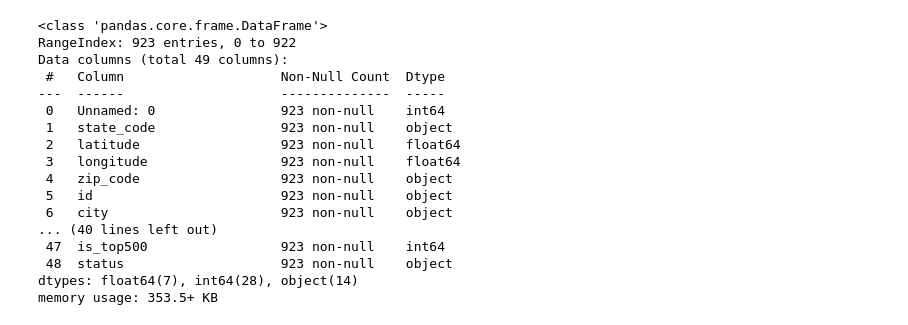
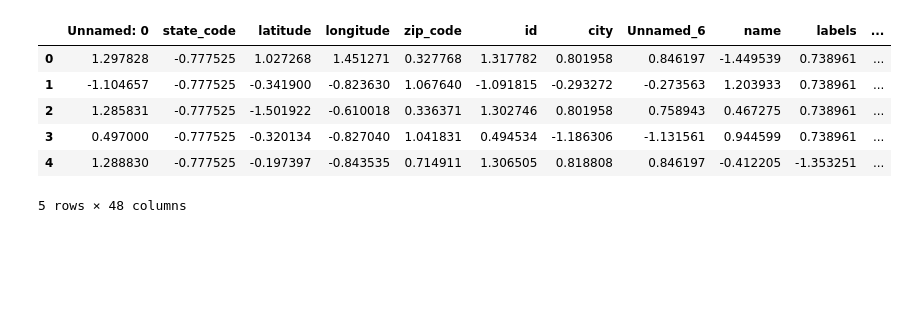
Before and after one commit to ZeeWING-Projects/DM-Project, a Jupyter notebook: Preprocessing-Code/Preprocessing-dataset-2.ipynb, the cells around one changed output. Drawn from its saved outputs; the diff is of its cells as text; code cells hidden in the pictures; blank space fills up the shorter version.

```diff
--- a/Preprocessing-Code/Preprocessing-dataset-2.ipynb
+++ b/Preprocessing-Code/Preprocessing-dataset-2.ipynb
@@ -36,0 +24,12 @@ dtype: int64
+# %%
+#Filling missing values.
+#Now filling the null values.
+def imputing_numeric_missing_values(dataset,n_neighbors=10):
+    numerical_column_names = dataset.select_dtypes([np.number]).columns
+    knn= KNNImputer()
+    knn_dataset= knn.fit_transform(dataset[numerical_column_names])
+
+    dataset[numerical_column_names]=pd.DataFrame(knn_dataset)
+    return dataset
+
+data=imputing_numeric_missing_values(data)
@@ -36,0 +45,12 @@ dtype: int64
+# %%
+dist = data.Unnamed_6.value_counts(normalize=True)
+nan_Unnamed_6 = data['Unnamed_6'].isnull()
+data.loc[nan_Unnamed_6,'Unnamed_6'] = np.random.choice(dist.index, size=len(data[nan_Unnamed_6]),p=dist.values)
+
+dist = data.closed_at.value_counts(normalize=True)
+nan_closed_at = data['closed_at'].isnull()
+data.loc[nan_closed_at,'closed_at'] = np.random.choice(dist.index, size=len(data[nan_closed_at]),p=dist.values)
+
+dist = data.state_code_1.value_counts(normalize=True)
+nan_state_code_1 = data['state_code_1'].isnull()
+data.loc[nan_state_code_1,'state_code_1'] = np.random.choice(dist.index, size=len(data[nan_state_code_1]),p=dist.values)
@@ -37,20 +133,21 @@ dtype: int64
+# %%
+#Now standarizing some specific columns.
+#Since we have decided to keep is_acquired as out class label column.
+#for classification purposed. So except this
+#and columns which are showing labels or behaving like
+#categorical data we will not convert them.
+
+#data[0:46] = StandardScaler().fit_transform(data[0:46])
+
+features_mean= list(data.columns[0:46])
+data[data.columns[0:46]] = StandardScaler().fit_transform(data[data.columns[0:46]])
 # %%
-data.info()
+data.head()
 # %% [output]
+|  | Unnamed: 0 | state_code | latitude | longitude | zip_code | id | city | Unnamed_6 | name | labels | ... |
+| 0 | 1.297828 | -0.777525 | 1.027268 | 1.451271 | 0.327768 | 1.317782 | 0.801958 | 0.846197 | -1.449539 | 0.738961 | ... |
+| 1 | -1.104657 | -0.777525 | -0.341900 | -0.823630 | 1.067640 | -1.091815 | -0.293272 | -0.273563 | 1.203933 | 0.738961 | ... |
+| 2 | 1.285831 | -0.777525 | -1.501922 | -0.610018 | 0.336371 | 1.302746 | 0.801958 | 0.758943 | 0.467275 | 0.738961 | ... |
+| 3 | 0.497000 | -0.777525 | -0.320134 | -0.827040 | 1.041831 | 0.494534 | -1.186306 | -1.131561 | 0.944599 | 0.738961 | ... |
+| 4 | 1.288830 | -0.777525 | -0.197397 | -0.843535 | 0.714911 | 1.306505 | 0.818808 | 0.846197 | -0.412205 | -1.353251 | ... |
-<class 'pandas.core.frame.DataFrame'>
-RangeIndex: 923 entries, 0 to 922
-Data columns (total 49 columns):
- #   Column                    Non-Null Count  Dtype
----  ------                    --------------  -----
- 0   Unnamed: 0                923 non-null    int64
- 1   state_code                923 non-null    object
- 2   latitude                  923 non-null    float64
- 3   longitude                 923 non-null    float64
- 4   zip_code                  923 non-null    object
- 5   id                        923 non-null    object
- 6   city                      923 non-null    object
-... (40 lines left out)
- 47  is_top500                 923 non-null    int64
- 48  status                    923 non-null    object
-dtypes: float64(7), int64(28), object(14)
-memory usage: 353.5+ KB
+5 rows × 48 columns
```
Also changed, not shown: parts of 15 cells of this notebook, 1 other file.
